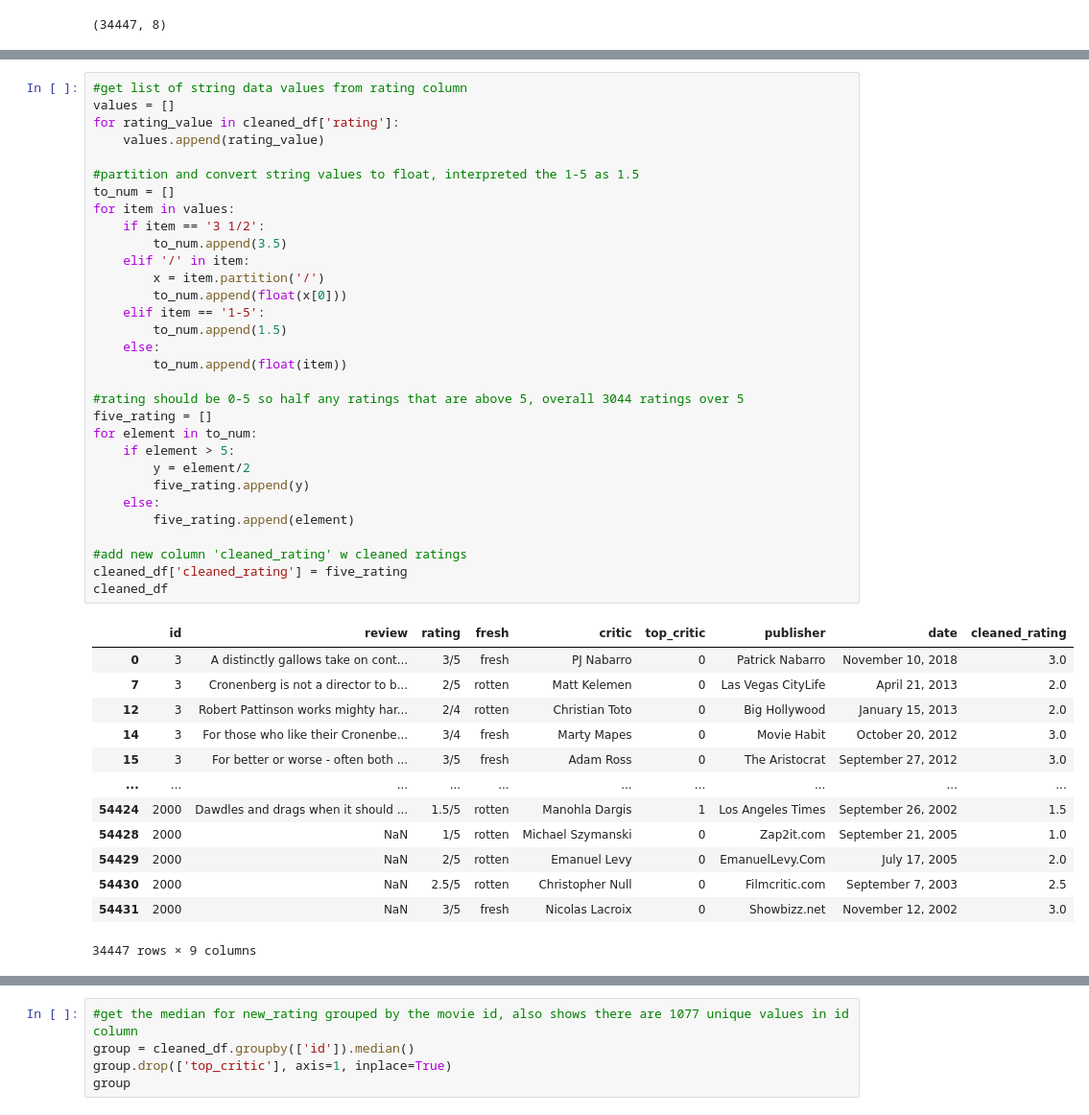
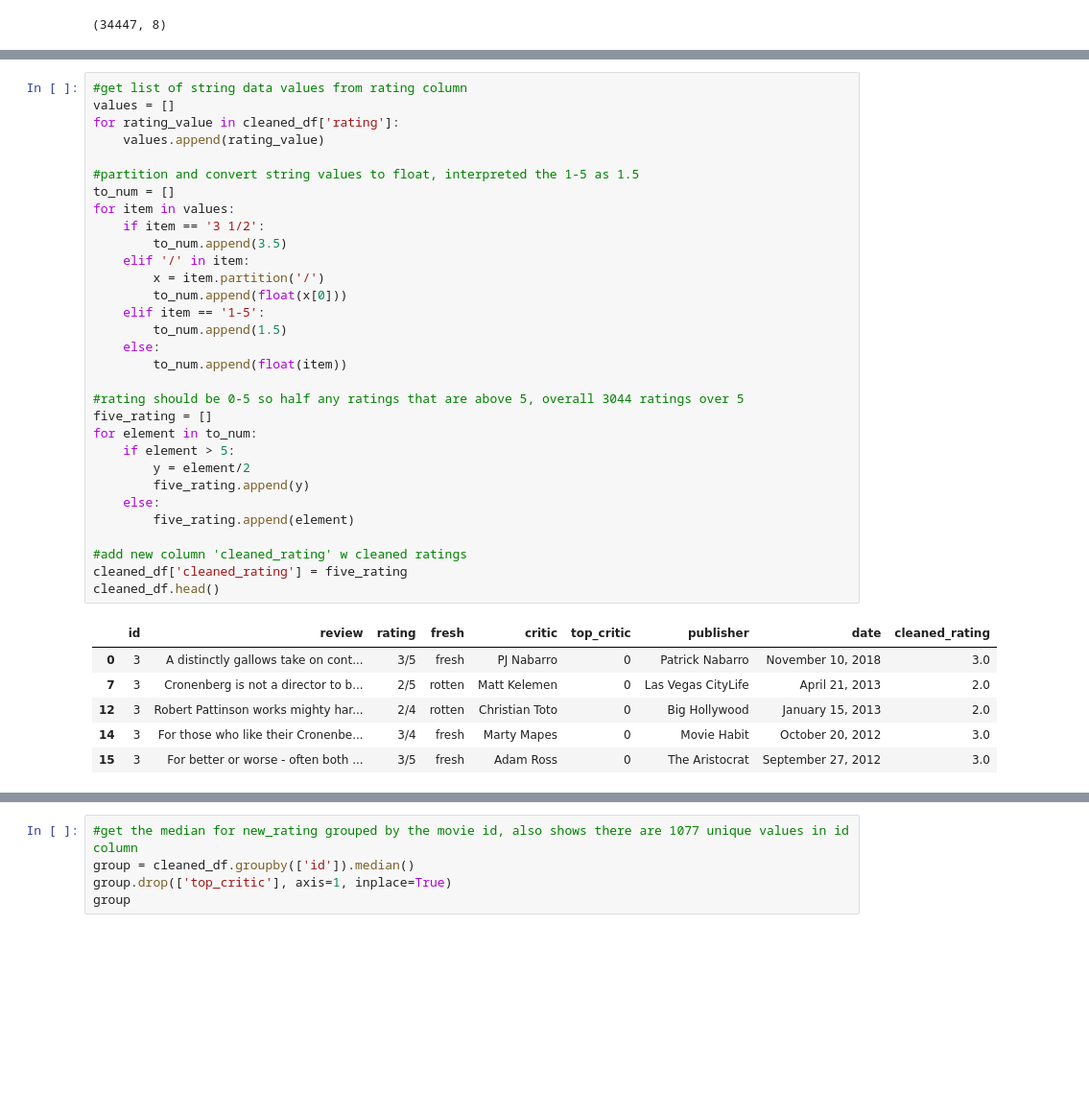
Before and after one commit to klsalcedo/microsoft_movie_analysis, a Jupyter notebook: zippedData/cleaned_rates_data.ipynb, the cells around one changed output, grey strips where cells are left out. Shown at 96% size. Drawn from its saved outputs; the diff is of its cells as text; blank space fills up the shorter version.

```diff
--- a/zippedData/cleaned_rates_data.ipynb
+++ b/zippedData/cleaned_rates_data.ipynb
@@ -113,38 +83,31 @@ for rating_value in cleaned_df['rating']:
 to_num = []
 for item in values:
     if item == '3 1/2':
         to_num.append(3.5)
     elif '/' in item:
         x = item.partition('/')
         to_num.append(float(x[0]))
     elif item == '1-5':
         to_num.append(1.5)
     else:
         to_num.append(float(item))
 
 #rating should be 0-5 so half any ratings that are above 5, overall 3044 ratings over 5
 five_rating = []
 for element in to_num:
     if element > 5:
         y = element/2
         five_rating.append(y)
     else:
         five_rating.append(element)
 
 #add new column 'cleaned_rating' w cleaned ratings
 cleaned_df['cleaned_rating'] = five_rating
-cleaned_df
+cleaned_df.head()
 # %% [output]
 |  | id | review | rating | fresh | critic | top_critic | publisher | date | cleaned_rating |
 | 0 | 3 | A distinctly gallows take on cont... | 3/5 | fresh | PJ Nabarro | 0 | Patrick Nabarro | November 10, 2018 | 3.0 |
 | 7 | 3 | Cronenberg is not a director to b... | 2/5 | rotten | Matt Kelemen | 0 | Las Vegas CityLife | April 21, 2013 | 2.0 |
 | 12 | 3 | Robert Pattinson works mighty har... | 2/4 | rotten | Christian Toto | 0 | Big Hollywood | January 15, 2013 | 2.0 |
 | 14 | 3 | For those who like their Cronenbe... | 3/4 | fresh | Marty Mapes | 0 | Movie Habit | October 20, 2012 | 3.0 |
 | 15 | 3 | For better or worse - often both ... | 3/5 | fresh | Adam Ross | 0 | The Aristocrat | September 27, 2012 | 3.0 |
-| ... | ... | ... | ... | ... | ... | ... | ... | ... | ... |
-| 54424 | 2000 | Dawdles and drags when it should ... | 1.5/5 | rotten | Manohla Dargis | 1 | Los Angeles Times | September 26, 2002 | 1.5 |
-| 54428 | 2000 | NaN | 1/5 | rotten | Michael Szymanski | 0 | Zap2it.com | September 21, 2005 | 1.0 |
-| 54429 | 2000 | NaN | 2/5 | rotten | Emanuel Levy | 0 | EmanuelLevy.Com | July 17, 2005 | 2.0 |
-| 54430 | 2000 | NaN | 2.5/5 | rotten | Christopher Null | 0 | Filmcritic.com | September 7, 2003 | 2.5 |
-| 54431 | 2000 | NaN | 3/5 | fresh | Nicolas Lacroix | 0 | Showbizz.net | November 12, 2002 | 3.0 |
-34447 rows × 9 columns
```
Also changed, not shown: parts of 29 cells of this notebook.
